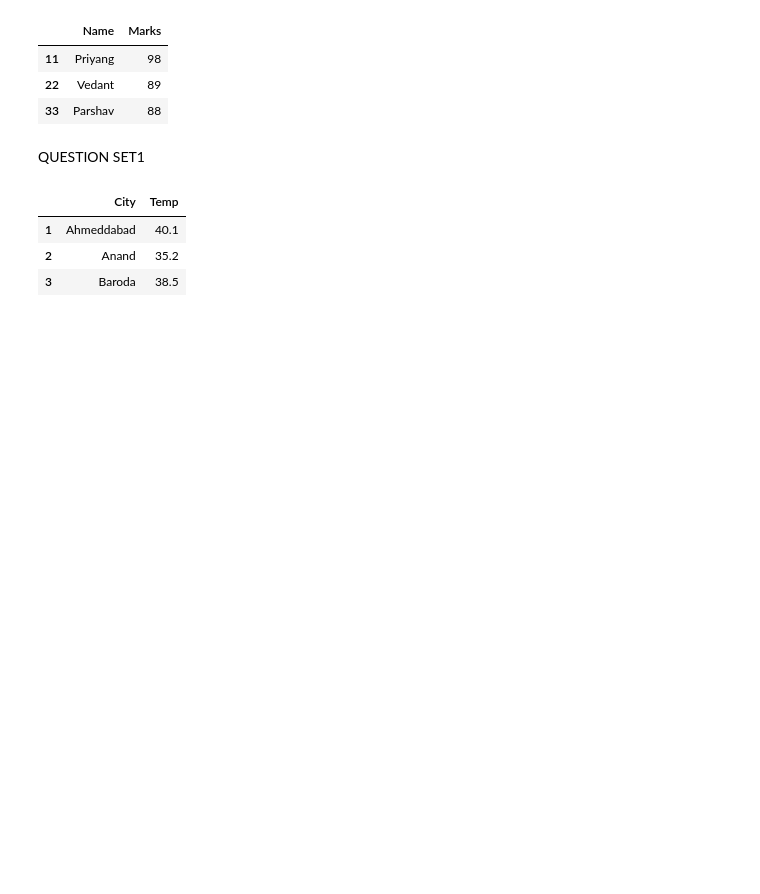
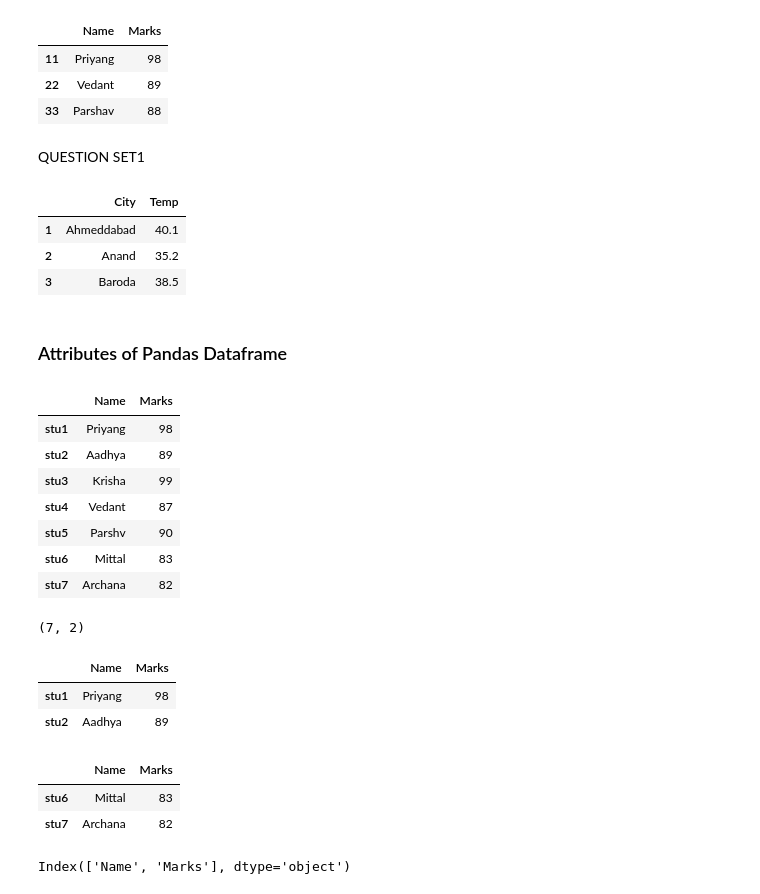
Before and after one commit to AseemGupta39/data_analytics_with_python, a Jupyter notebook: main.ipynb, the cells around one changed output. Drawn from its saved outputs; the diff is of its cells as text; code cells hidden in the pictures; blank space fills up the shorter version.

Commit message:
Attributes ka part kar liya pura

```diff
--- a/main.ipynb
+++ b/main.ipynb
@@ -288,3 +288,42 @@ pd.DataFrame(list4,columns=["City","Temp"],index=[1,2,3])
 | 1 | Ahmeddabad | 40.1 |
 | 2 | Anand | 35.2 |
 | 3 | Baroda | 38.5 |
+# %% [markdown]
+### Attributes of Pandas Dataframe
+# %%
+dict_for_df1 ={'Name':['Priyang','Aadhya','Krisha','Vedant','Parshv',
+                'Mittal','Archana'],
+                'Marks':[98,89,99,87,90,83,82],
+               }
+df_from_dict1=pd.DataFrame(dict_for_df1,index=['stu1','stu2','stu3','stu4','stu5','stu6','stu7'])
+
+df_from_dict1
+# %% [output]
+|  | Name | Marks |
+| stu1 | Priyang | 98 |
+| stu2 | Aadhya | 89 |
+| stu3 | Krisha | 99 |
+| stu4 | Vedant | 87 |
+| stu5 | Parshv | 90 |
+| stu6 | Mittal | 83 |
+| stu7 | Archana | 82 |
+# %%
+df_from_dict1.shape
+# %% [output]
+(7, 2)
+# %%
+df_from_dict1.head(2)
+# %% [output]
+|  | Name | Marks |
+| stu1 | Priyang | 98 |
+| stu2 | Aadhya | 89 |
+# %%
+df_from_dict1.tail(2)
+# %% [output]
+|  | Name | Marks |
+| stu6 | Mittal | 83 |
+| stu7 | Archana | 82 |
+# %%
+df_from_dict1.columns
+# %% [output]
+Index(['Name', 'Marks'], dtype='object')
```
Also changed, not shown: parts of 12 cells of this notebook.
